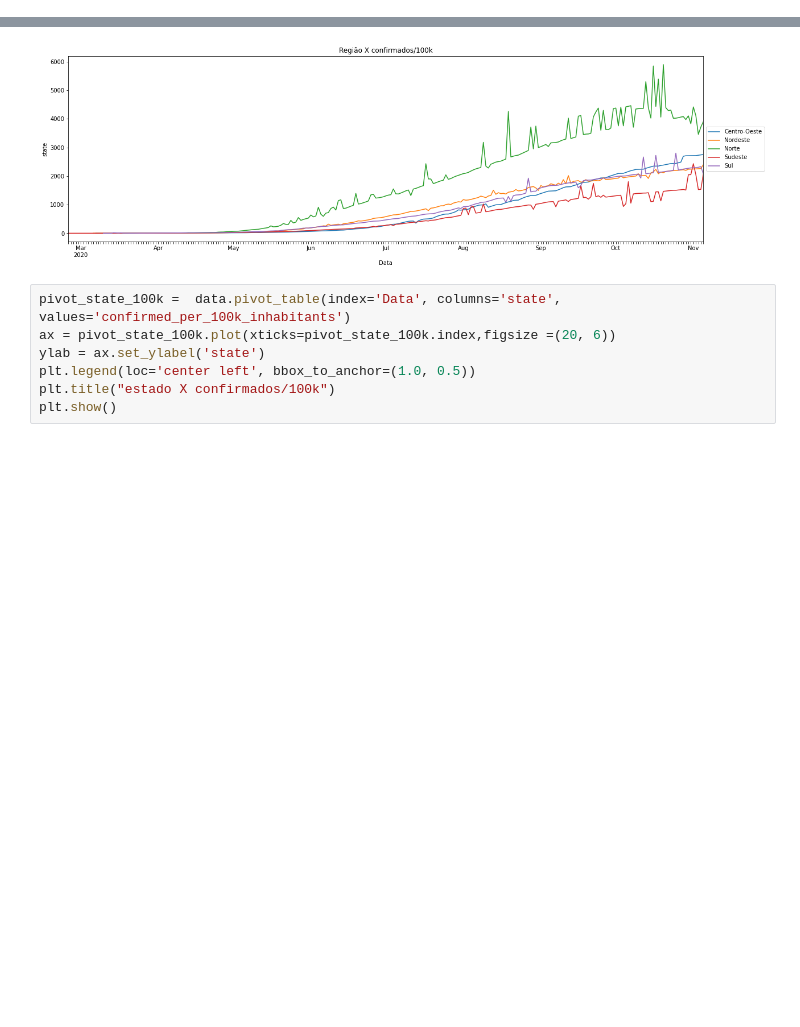
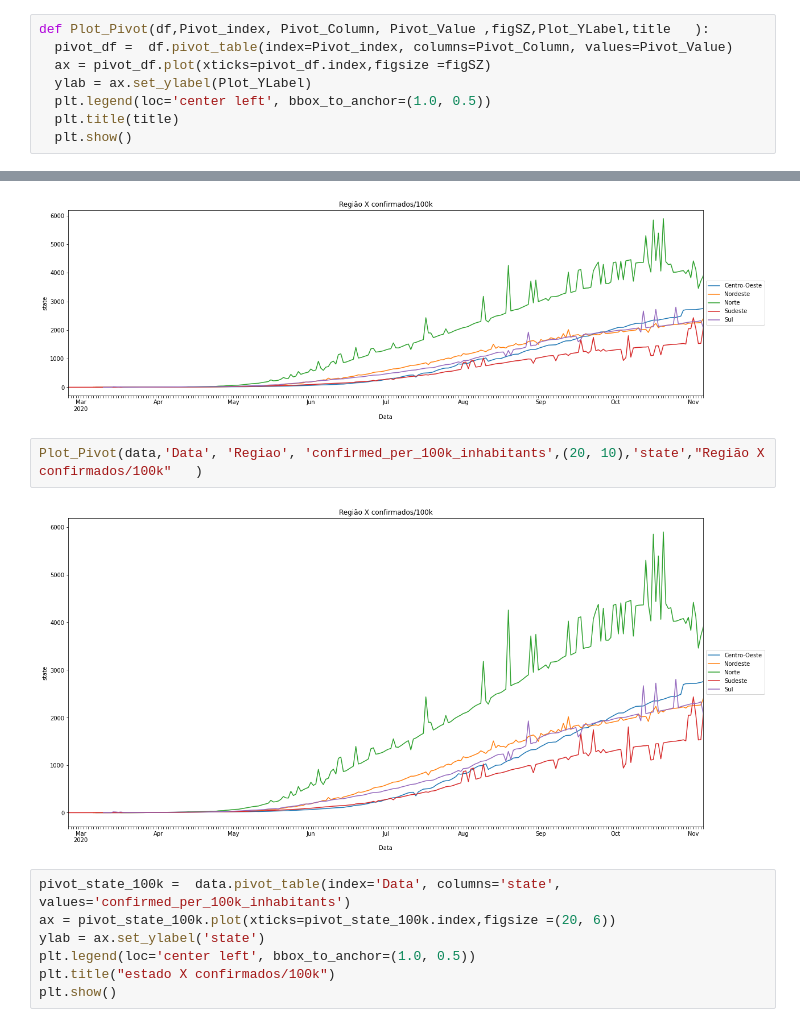
Before and after one commit to Kensawa94/Portifolio-Alura, a Jupyter notebook: Desafios/Desafio_modulo_1/Desafio_1_COVID.ipynb, the cells around one changed output, grey strips where cells are left out. Cells and saved outputs as stored; diff of their text form; blank space fills up the shorter version.

Commit message:
Função Plot Pivot
Criação da função parametrizada do Plot Pivot que facilitará análises em DF's que precisam pivotar antes

```diff
--- a/Desafios/Desafio_modulo_1/Desafio_1_COVID.ipynb
+++ b/Desafios/Desafio_modulo_1/Desafio_1_COVID.ipynb
@@ -120,6 +120,14 @@ array(['AC', 'AL', 'AM', 'AP', 'BA', 'CE', 'DF', 'ES', 'GO', 'MA', 'MG',
 ### preparando para separar os valores
 
 > Indented block
+# %%
+def Plot_Pivot(df,Pivot_index, Pivot_Column, Pivot_Value ,figSZ,Plot_YLabel,title   ):
+  pivot_df =  df.pivot_table(index=Pivot_index, columns=Pivot_Column, values=Pivot_Value)
+  ax = pivot_df.plot(xticks=pivot_df.index,figsize =figSZ)
+  ylab = ax.set_ylabel(Plot_YLabel)
+  plt.legend(loc='center left', bbox_to_anchor=(1.0, 0.5))
+  plt.title(title)
+  plt.show()
 # %%
 data
 # %% [output]
@@ -164,6 +159,10 @@ plt.title("Região X confirmados/100k")
 plt.show()
 # %% [output]
 [figure]
+# %%
+Plot_Pivot(data,'Data', 'Regiao', 'confirmed_per_100k_inhabitants',(20, 10),'state',"Região X confirmados/100k"   )
+# %% [output]
+[figure, added]
 # %%
 pivot_state_100k =  data.pivot_table(index='Data', columns='state', values='confirmed_per_100k_inhabitants')
 ax = pivot_state_100k.plot(xticks=pivot_state_100k.index,figsize =(20, 6))
```
Also changed, not shown: parts of 1 cell of this notebook.
